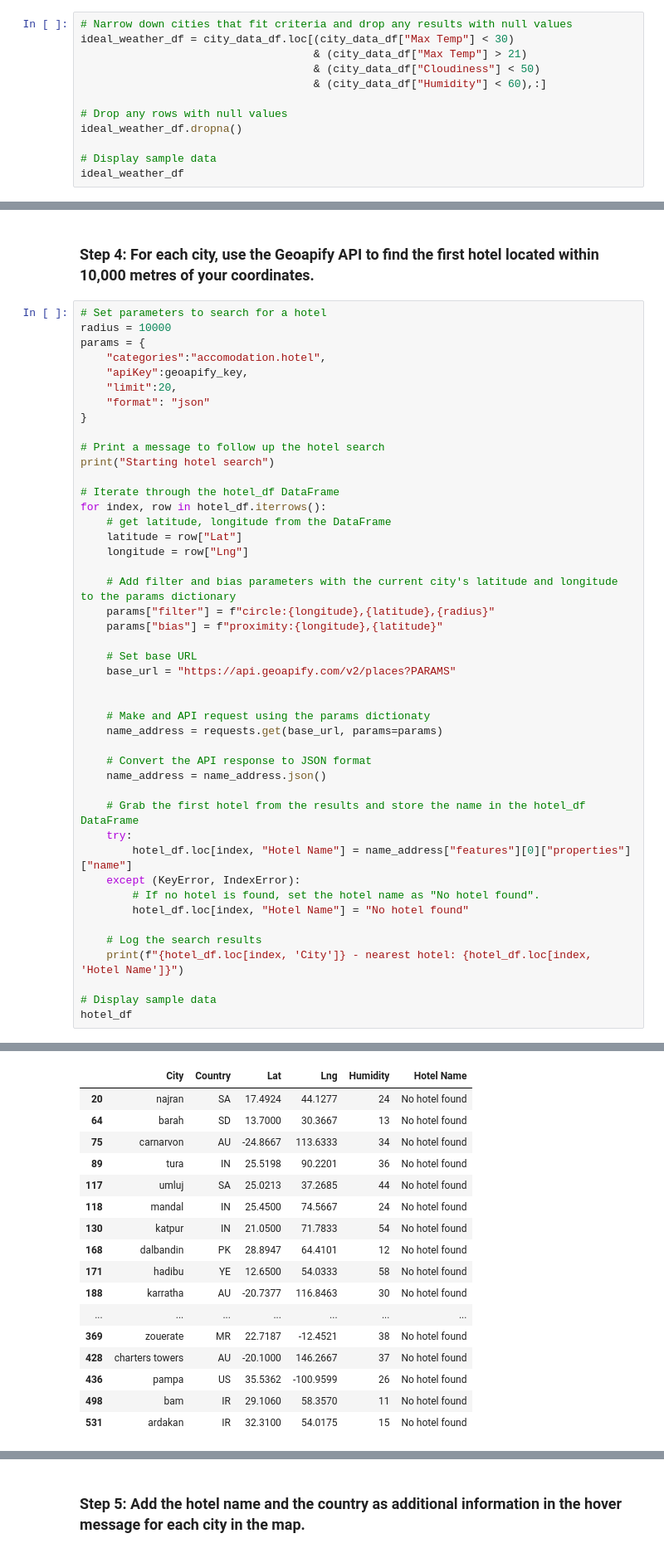
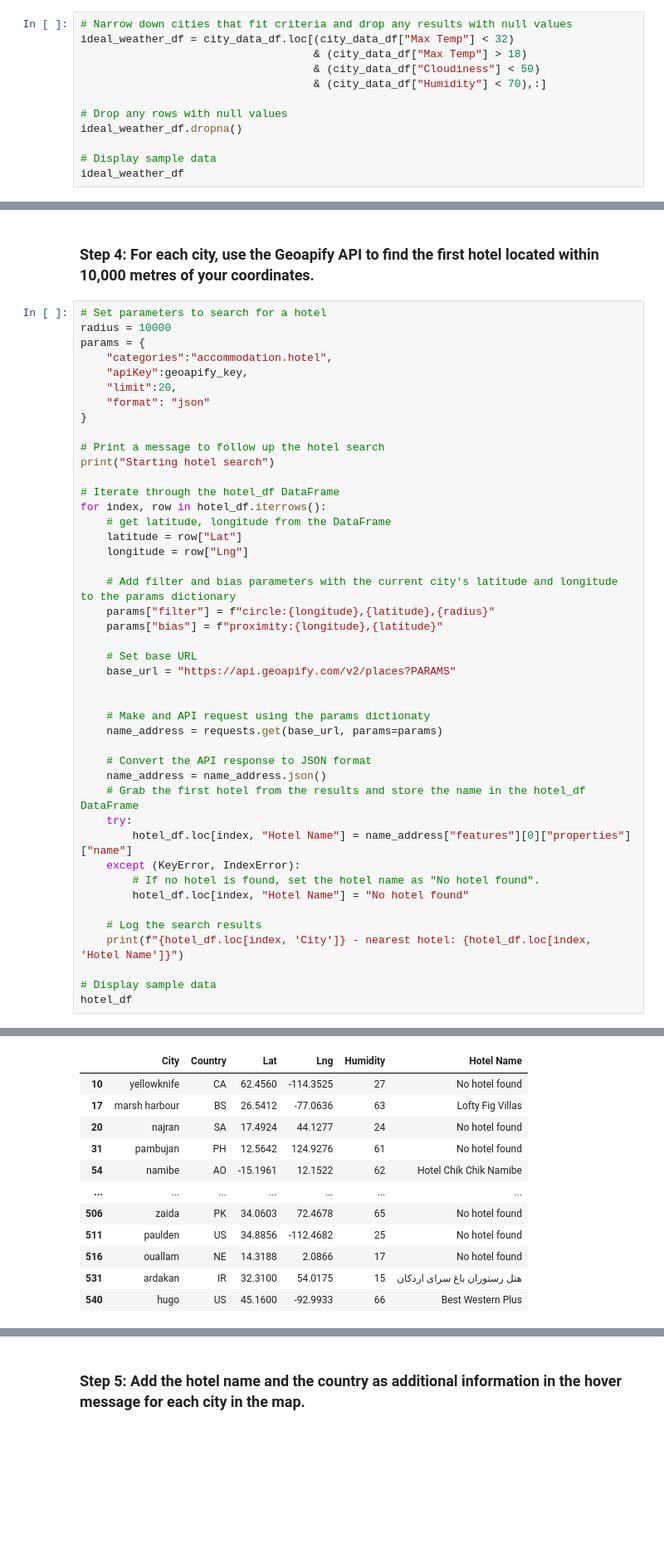
Before and after one commit to vandyckc/python-api-challenge, a Jupyter notebook: VacationPy.ipynb, the cells around one changed output, grey strips where cells are left out. Shown at 83% size. Drawn from its saved outputs; the diff is of its cells as text; blank space fills up the shorter version.

```diff
--- a/VacationPy.ipynb
+++ b/VacationPy.ipynb
@@ -56,10 +56,10 @@ cities_map_plot
 ### Step 2: Narrow down the `city_data_df` DataFrame to find your ideal weather condition
 # %%
 # Narrow down cities that fit criteria and drop any results with null values
-ideal_weather_df = city_data_df.loc[(city_data_df["Max Temp"] < 30)
-                                    & (city_data_df["Max Temp"] > 21)
+ideal_weather_df = city_data_df.loc[(city_data_df["Max Temp"] < 32)
+                                    & (city_data_df["Max Temp"] > 18)
                                     & (city_data_df["Cloudiness"] < 50)
-                                    & (city_data_df["Humidity"] < 60),:]
+                                    & (city_data_df["Humidity"] < 70),:]
 
 # Drop any rows with null values
 ideal_weather_df.dropna()
@@ -108,7 +104,7 @@ hotel_df.head()
 # Set parameters to search for a hotel
 radius = 10000
 params = {
-    "categories":"accomodation.hotel",
+    "categories":"accommodation.hotel",
     "apiKey":geoapify_key,
     "limit":20,
     "format": "json"
@@ -136,7 +132,6 @@ for index, row in hotel_df.iterrows():
 
     # Convert the API response to JSON format
     name_address = name_address.json()
-
     # Grab the first hotel from the results and store the name in the hotel_df DataFrame
     try:
         hotel_df.loc[index, "Hotel Name"] = name_address["features"][0]["properties"]["name"]
@@ -170,17 +165,12 @@ ardakan - nearest hotel: No hotel found
 |  | City | Country | Lat | Lng | Humidity | Hotel Name |
+| 10 | yellowknife | CA | 62.4560 | -114.3525 | 27 | No hotel found |
+| 17 | marsh harbour | BS | 26.5412 | -77.0636 | 63 | Lofty Fig Villas |
 | 20 | najran | SA | 17.4924 | 44.1277 | 24 | No hotel found |
-| 64 | barah | SD | 13.7000 | 30.3667 | 13 | No hotel found |
-| 75 | carnarvon | AU | -24.8667 | 113.6333 | 34 | No hotel found |
-| 89 | tura | IN | 25.5198 | 90.2201 | 36 | No hotel found |
-| 117 | umluj | SA | 25.0213 | 37.2685 | 44 | No hotel found |
-| 118 | mandal | IN | 25.4500 | 74.5667 | 24 | No hotel found |
-| 130 | katpur | IN | 21.0500 | 71.7833 | 54 | No hotel found |
-| 168 | dalbandin | PK | 28.8947 | 64.4101 | 12 | No hotel found |
-| 171 | hadibu | YE | 12.6500 | 54.0333 | 58 | No hotel found |
-| 188 | karratha | AU | -20.7377 | 116.8463 | 30 | No hotel found |
+| 31 | pambujan | PH | 12.5642 | 124.9276 | 61 | No hotel found |
+| 54 | namibe | AO | -15.1961 | 12.1522 | 62 | Hotel Chik Chik Namibe |
 | ... | ... | ... | ... | ... | ... | ... |
-| 369 | zouerate | MR | 22.7187 | -12.4521 | 38 | No hotel found |
-| 428 | charters towers | AU | -20.1000 | 146.2667 | 37 | No hotel found |
-| 436 | pampa | US | 35.5362 | -100.9599 | 26 | No hotel found |
-| 498 | bam | IR | 29.1060 | 58.3570 | 11 | No hotel found |
-| 531 | ardakan | IR | 32.3100 | 54.0175 | 15 | No hotel found |
+| 506 | zaida | PK | 34.0603 | 72.4678 | 65 | No hotel found |
+| 511 | paulden | US | 34.8856 | -112.4682 | 25 | No hotel found |
+| 516 | ouallam | NE | 14.3188 | 2.0866 | 17 | No hotel found |
+| 531 | ardakan | IR | 32.3100 | 54.0175 | 15 | هتل رستوران باغ سرای اردکان |
+| 540 | hugo | US | 45.1600 | -92.9933 | 66 | Best Western Plus |
```
Also changed, not shown: parts of 5 cells of this notebook, 1 other file.
